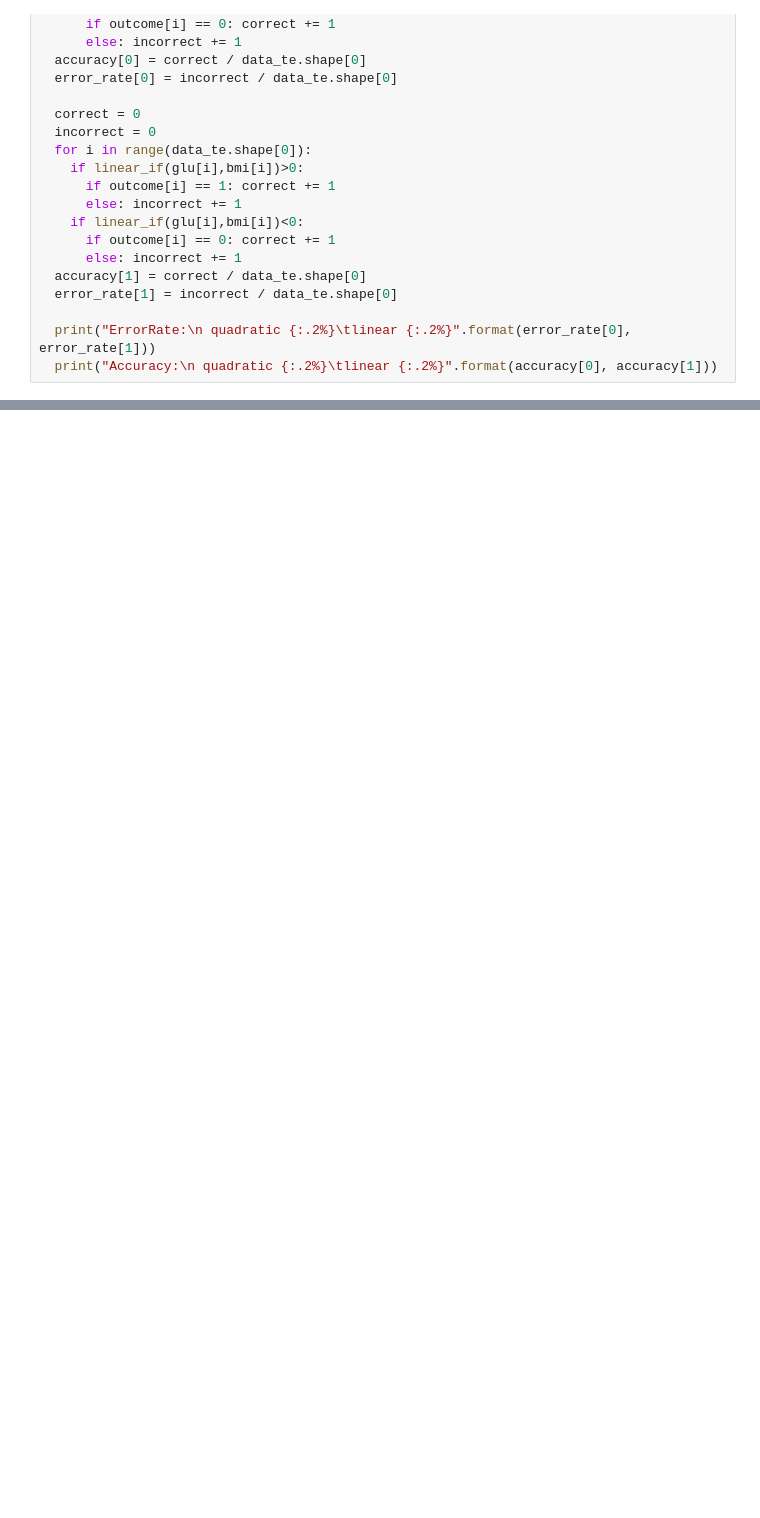
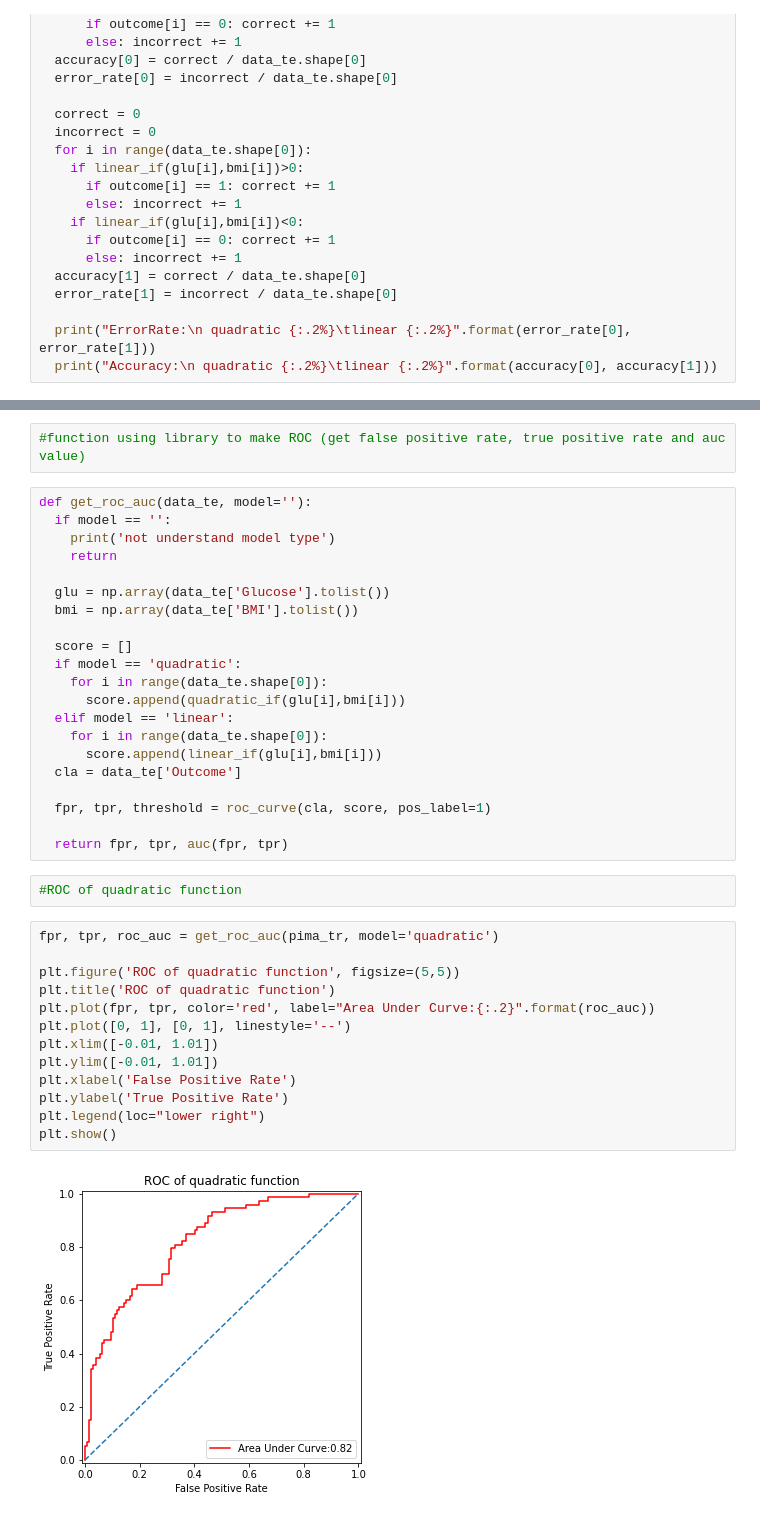
Before and after one commit to singwang-cn/The_first_pattern_recognition, a Jupyter notebook: ex4_4.ipynb, the cells around one changed output, grey strips where cells are left out. Saved outputs shown, nothing was run; the diff lists cells and outputs as text; blank space fills up the shorter version.

```diff
--- a/ex4_4.ipynb
+++ b/ex4_4.ipynb
@@ -137,0 +157,40 @@ Accuracy:
+# %%
+#function using library to make ROC (get false positive rate, true positive rate and auc value)
+# %%
+def get_roc_auc(data_te, model=''):
+  if model == '':
+    print('not understand model type')
+    return
+
+  glu = np.array(data_te['Glucose'].tolist())
+  bmi = np.array(data_te['BMI'].tolist())
+
+  score = []
+  if model == 'quadratic':
+    for i in range(data_te.shape[0]):
+      score.append(quadratic_if(glu[i],bmi[i]))
+  elif model == 'linear':
+    for i in range(data_te.shape[0]):
+      score.append(linear_if(glu[i],bmi[i]))
+  cla = data_te['Outcome']
+
+  fpr, tpr, threshold = roc_curve(cla, score, pos_label=1)
+
+  return fpr, tpr, auc(fpr, tpr)
+# %%
+#ROC of quadratic function
+# %%
+fpr, tpr, roc_auc = get_roc_auc(pima_tr, model='quadratic')
+
+plt.figure('ROC of quadratic function', figsize=(5,5))
+plt.title('ROC of quadratic function')
+plt.plot(fpr, tpr, color='red', label="Area Under Curve:{:.2}".format(roc_auc))
+plt.plot([0, 1], [0, 1], linestyle='--')
+plt.xlim([-0.01, 1.01])
+plt.ylim([-0.01, 1.01])
+plt.xlabel('False Positive Rate')
+plt.ylabel('True Positive Rate')
+plt.legend(loc="lower right")
+plt.show()
+# %% [output]
+[figure, added]
```
Also changed, not shown: parts of 16 cells of this notebook.
